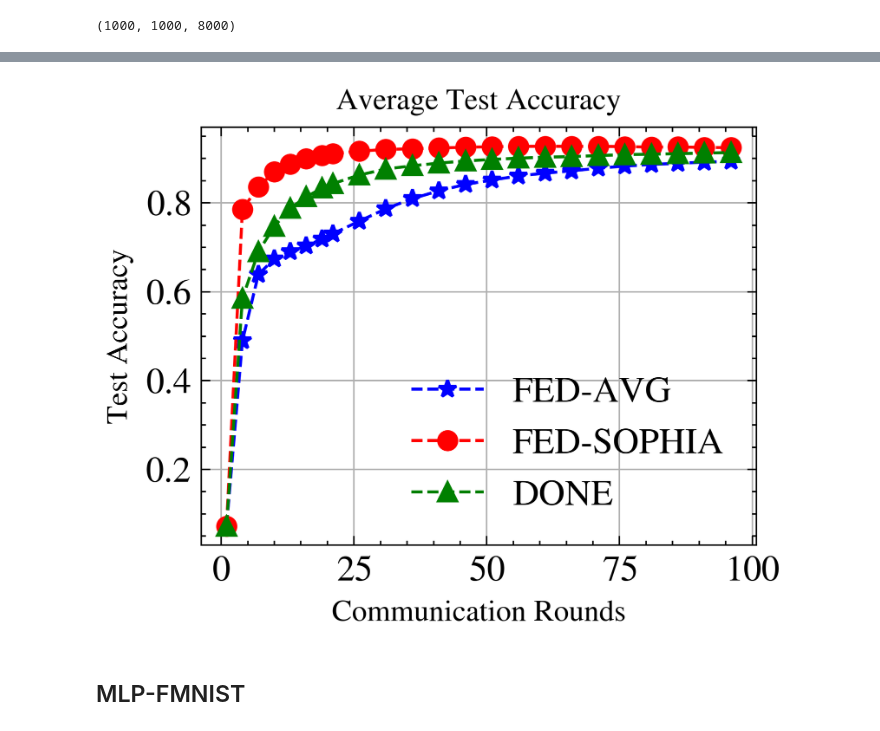
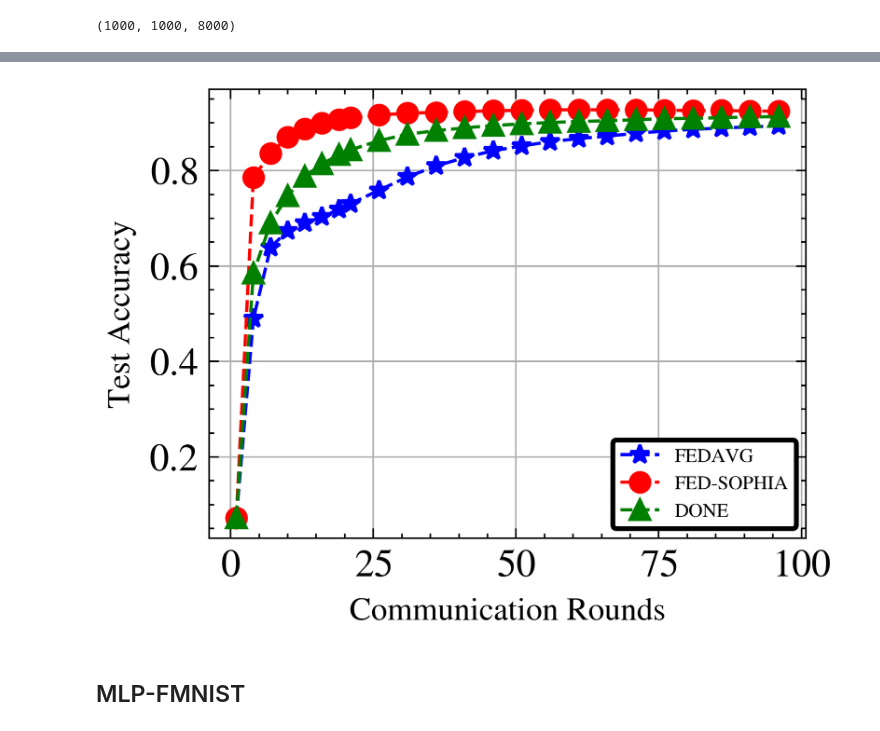
Before and after one commit to Ahmed-Khaled-Saleh/Fed-Sophia-pytorch, a Jupyter notebook: RESULTS.ipynb, the cells around one changed output, grey strips where cells are left out. Drawn from its saved outputs; the diff is of its cells as text; code cells hidden in the pictures.

```diff
--- a/RESULTS.ipynb
+++ b/RESULTS.ipynb
@@ -163,38 +162,57 @@ plt.show()
 # %%
-# same as above but for accuracy
+import matplotlib.pyplot as plt
+import numpy as np
+
+# Create some sample data (mlp_mnist_fedavg_acc_mu, mlp_mnist_sophia_acc_mu, mlp_mnist_done_acc_mu not provided)
+iterations = np.arange(1, 101)
+
+# Create the figure and axes
 fig, ax = plt.subplots()
+
+# Define markers, line styles, colors, and labels
 markers = ['*', 'o', '^']
 line_styles = ['--', '--', '--']
-colors = ['blue', 'red','green']
-labels = ['FED-AVG', 'FED-SOPHIA', 'DONE']
-iterations = np.arange(1, 101)  # Assuming 100 iterations
+colors = ['blue', 'red', 'green']
+labels = ['FEDAVG', 'FED-SOPHIA', 'DONE']
 
-avgs = [mlp_mnist_fedavg_acc_mu, mlp_mnist_sophia_acc_mu, mlp_mnist_done_acc_mu]
-
+# Plot the data
 for i in range(3):
-    ax.plot(iterations[:20:3], [avgs[i][j] for j in range(0, 20, 3)],\
-        marker=markers[i], linestyle=line_styles[i], \
-        color=colors[i])
-    ax.plot(iterations[20::5], [avgs[i][j] for j in range(20, 100, 5)],\
-        marker=markers[i], linestyle=line_styles[i],\
-        color=colors[i], label=labels[i])
-
+    ax.plot(iterations[:20:3], [avgs[i][j] for j in range(0, 20, 3)],
+            marker=markers[i], linestyle=line_styles[i], color=colors[i])
+    ax.plot(iterations[20::5], [avgs[i][j] for j in range(20, 100, 5)],
+            marker=markers[i], linestyle=line_styles[i], color=colors[i], label=labels[i])
 
 # Customize your plot (e.g., labels, titles, etc.)
 ax.set_xlabel('Communication Rounds', fontsize=10)
-ax.set_ylabel('Test Accuracy',  fontsize=10)
-ax.set_title('Average Test Accuracy', fontsize=10)
-#set size for legend
-ax.legend(prop={'size': 12})
-#set size for axis names
+ax.set_ylabel('Test Accuracy', fontsize=10)
+ax.grid(True)
+
+# Add a legend in a box within the axis
+# ax.legend(loc='lower right', bbox_to_anchor=(0.95, 0.05), frameon=True)
+
+# Control the size of the box using borderaxespad and borderpad
+legend = plt.legend(loc='lower right', \
+                    bbox_to_anchor=(0.5, 0., 0.5, 0.5),\
+                frameon=True)
+
+
+# Adjust the padding using borderaxespad
+legend.get_frame().set_edgecolor('black')
+legend.get_frame().set_linewidth(1.5)
+legend.get_frame().set_facecolor('white')
+legend.get_frame().set_alpha(1)
+
+
+# Set tick label font size
 plt.tick_params(labelsize=12)
-ax.grid(True)
-# save plot
+
+# Save the plot
 plt.savefig('test_acc_mlp_mnist.pdf')
+
 # Display the plot
 plt.show()
 # %% [output]
-[figure, old version]
+[figure, new version]
 # %% [markdown]
 ## MLP-FMNIST
 # %%
```
Also changed, not shown: parts of 8 cells of this notebook, 14 other files.
